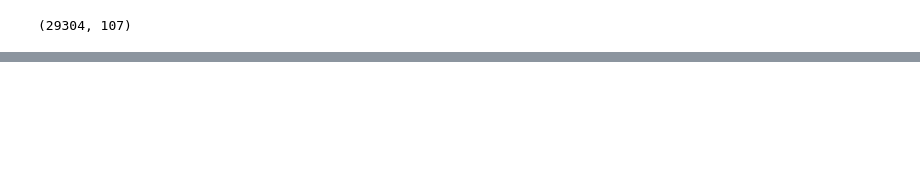
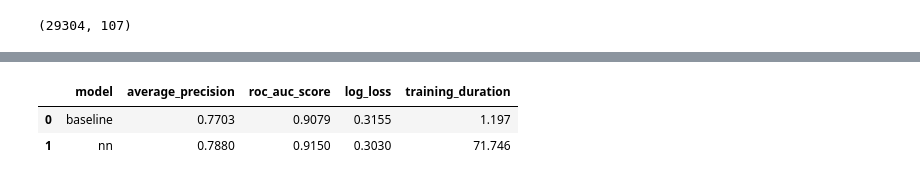
Before and after one commit to kuroshkarimi/Machine-Learning-and-Data-Analysis, a Jupyter notebook: Deep_Learning/Predicting_income_category.ipynb, the cells around one changed output, grey strips where cells are left out. Drawn from its saved outputs; the diff is of its cells as text; code cells hidden in the pictures; blank space fills up the shorter version.

```diff
--- a/Deep_Learning/Predicting_income_category.ipynb
+++ b/Deep_Learning/Predicting_income_category.ipynb
@@ -313,6 +344,7 @@ nn_model.compile(
     metrics = ['accuracy']
 )
 
+start_time = time()
 
 HISTORY = nn_model.fit(
     x_train_prepared,
@@ -322,5 +354,8 @@ HISTORY = nn_model.fit(
     validation_data = (x_val_prepared, y_val),
     callbacks = [EarlyStopping(monitor="val_loss", patience = 5, restore_best_weights = True)]
 )
+
+nn_training_duration = round(time() - start_time, 3)
+print('nn training duration: \n', nn_training_duration)
 # %% [output]
 Epoch 1/100
@@ -355,5 +390,6 @@ plt.show()
 # above the negative ones using average_precision
 
 nn_prediction = nn_model.predict(x_val_prepared).ravel()
-print('average precision belonging to neural network:\n', average_precision_score(y_val, nn_prediction))
+nn_average_precision = round(average_precision_score(y_val, nn_prediction), 3)
+print('average precision belonging to neural network:\n', nn_average_precision)
 # %% [output]
@@ -362,0 +399,4 @@ average precision belonging to neural network:
+# %%
+nn_roc_auc = round(roc_auc_score(y_val, nn_prediction), 3)
+
+print('roc_auc_score belonging to nn model: \n', nn_roc_auc)
@@ -362,0 +406,3 @@ average precision belonging to neural network:
+# %%
+nn_log_loss = round(log_loss(y_val, nn_prediction), 3)
+print('nn loss: \n', nn_log_loss)
@@ -362,0 +412,14 @@ average precision belonging to neural network:
+# %%
+comparison = pd.DataFrame({
+    'model': ['baseline', 'nn'],
+    'average_precision': [baseline_average_precision, nn_average_precision],
+    'roc_auc_score': [baseline_roc_auc, nn_roc_auc],
+    'log_loss': [baseline_log_loss, nn_log_loss],
+    'training_duration': [baseline_training_duration, nn_training_duration]
+})
+
+comparison
+# %% [output]
+|  | model | average_precision | roc_auc_score | log_loss | training_duration |
+| 0 | baseline | 0.7703 | 0.9079 | 0.3155 | 1.197 |
+| 1 | nn | 0.7880 | 0.9150 | 0.3030 | 71.746 |
```
Also changed, not shown: parts of 15 cells of this notebook.
